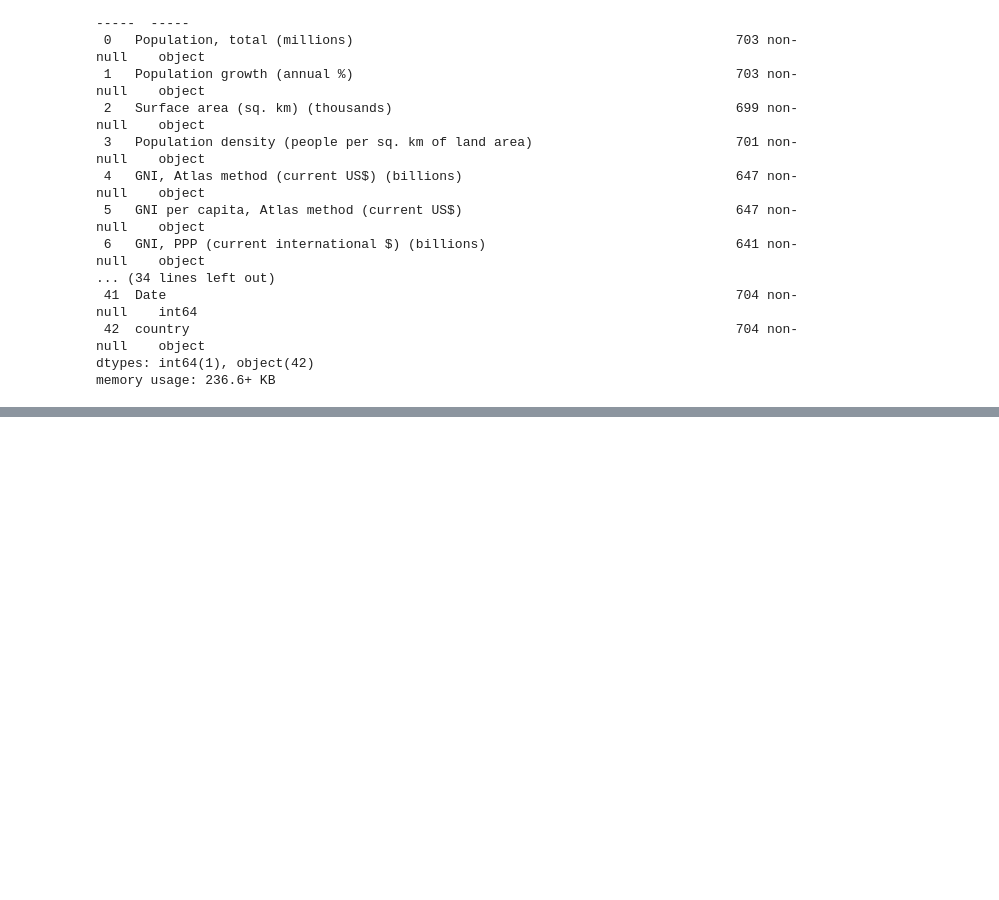
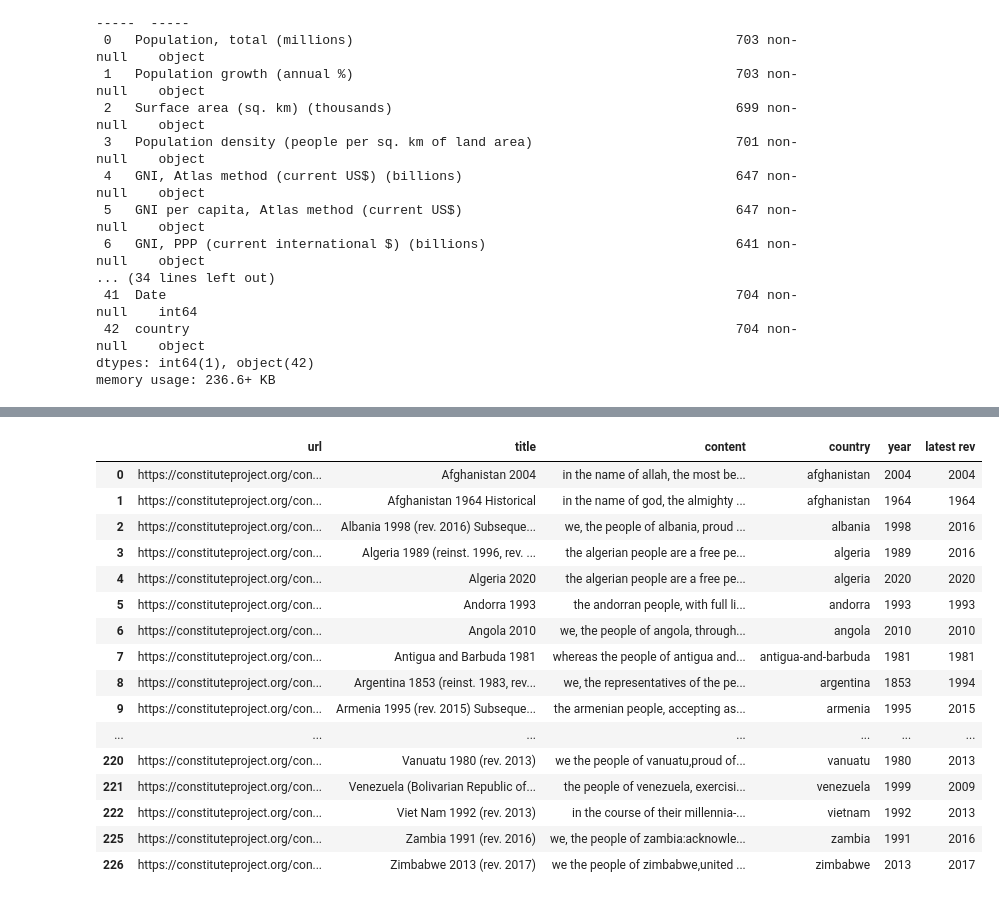
Before and after one commit to recmera/nlp-constitutions-analysis, a Jupyter notebook: 2-Cleaning-data.ipynb, the cells around one changed output, grey strips where cells are left out. Cells and saved outputs as stored; diff of their text form; code cells hidden in the pictures; blank space fills up the shorter version.

```diff
--- a/2-Cleaning-data.ipynb
+++ b/2-Cleaning-data.ipynb
@@ -108,0 +91,21 @@ labels.to_csv("data/labels.csv", index=False)
+# %%
+pd.set_option("display.max_rows", None, "display.max_columns", None)
+text
+# %% [output]
+|  | url | title | content | country | year | latest rev |
+| 0 | https://constituteproject.org/con... | Afghanistan 2004 | in the name of allah, the most be... | afghanistan | 2004 | 2004 |
+| 1 | https://constituteproject.org/con... | Afghanistan 1964 Historical | in the name of god, the almighty ... | afghanistan | 1964 | 1964 |
+| 2 | https://constituteproject.org/con... | Albania 1998 (rev. 2016) Subseque... | we, the people of albania, proud ... | albania | 1998 | 2016 |
+| 3 | https://constituteproject.org/con... | Algeria 1989 (reinst. 1996, rev. ... | the algerian people are a free pe... | algeria | 1989 | 2016 |
+| 4 | https://constituteproject.org/con... | Algeria 2020 | the algerian people are a free pe... | algeria | 2020 | 2020 |
+| 5 | https://constituteproject.org/con... | Andorra 1993 | the andorran people, with full li... | andorra | 1993 | 1993 |
+| 6 | https://constituteproject.org/con... | Angola 2010 | we, the people of angola, through... | angola | 2010 | 2010 |
+| 7 | https://constituteproject.org/con... | Antigua and Barbuda 1981 | whereas the people of antigua and... | antigua-and-barbuda | 1981 | 1981 |
+| 8 | https://constituteproject.org/con... | Argentina 1853 (reinst. 1983, rev... | we, the representatives of the pe... | argentina | 1853 | 1994 |
+| 9 | https://constituteproject.org/con... | Armenia 1995 (rev. 2015) Subseque... | the armenian people, accepting as... | armenia | 1995 | 2015 |
+| ... | ... | ... | ... | ... | ... | ... |
+| 220 | https://constituteproject.org/con... | Vanuatu 1980 (rev. 2013) | we the people of vanuatu,proud of... | vanuatu | 1980 | 2013 |
+| 221 | https://constituteproject.org/con... | Venezuela (Bolivarian Republic of... | the people of venezuela, exercisi... | venezuela | 1999 | 2009 |
+| 222 | https://constituteproject.org/con... | Viet Nam 1992 (rev. 2013) | in the course of their millennia-... | vietnam | 1992 | 2013 |
+| 225 | https://constituteproject.org/con... | Zambia 1991 (rev. 2016) | we, the people of zambia:acknowle... | zambia | 1991 | 2016 |
+| 226 | https://constituteproject.org/con... | Zimbabwe 2013 (rev. 2017) | we the people of zimbabwe,united ... | zimbabwe | 2013 | 2017 |
```
Also changed, not shown: parts of 5 cells of this notebook, 1 other file.
